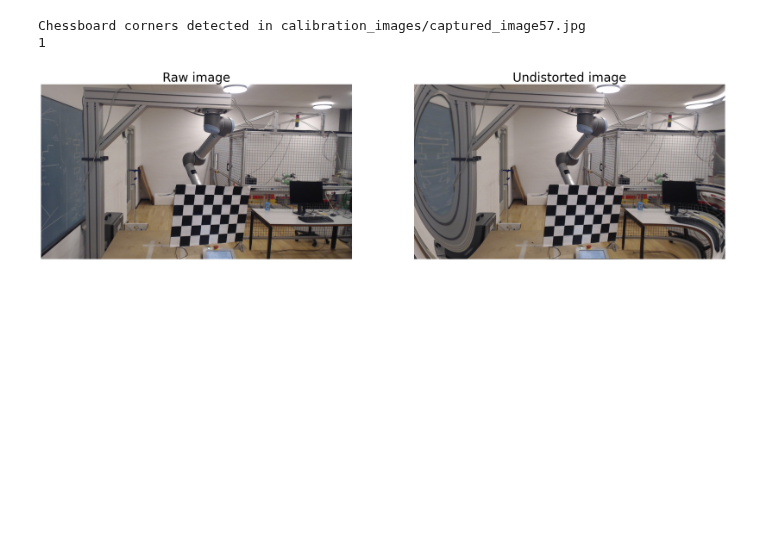
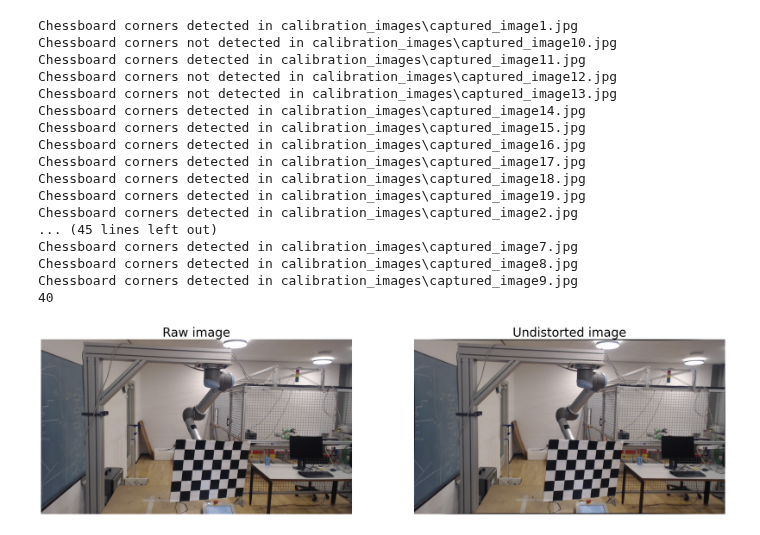
Before and after one commit to KarolChudzicki/Master-Thesis, a Jupyter notebook: distorted-undistorted.ipynb, the cells around one changed output. Drawn from its saved outputs; the diff is of its cells as text; code cells hidden in the pictures; blank space fills up the shorter version.

```diff
--- a/distorted-undistorted.ipynb
+++ b/distorted-undistorted.ipynb
@@ -9,7 +9,7 @@ detected = 0
 
 #======================= CHESSBOARD PARAMETERS =======================#
 chessboard_size = (5, 7)
-square_size = 80
+square_size = 0.080
 
 criteria = (cv.TERM_CRITERIA_EPS + cv.TERM_CRITERIA_MAX_ITER, 30, 0.001)
 
@@ -18,11 +18,13 @@ chessboard_coords = np.zeros((chessboard_size[0] * chessboard_size[1], 3), np.fl
 
 # Set the X and Y coordinates of the object points (Z remains 0)
 chessboard_coords[:, :2] = np.mgrid[0:chessboard_size[0], 0:chessboard_size[1]].T.reshape(-1, 2)
+chessboard_coords[:, :2] *= square_size
+
 
 obj_points = []  # 3D points in real world space
 img_points = []  # 2D points in image plane
 
-calib_images = glob.glob('calibration_images/captured_image57.jpg')
+calib_images = glob.glob('calibration_images/captured_image*.jpg')
 
 for image in calib_images:
     img = cv.imread(image)
@@ -52,7 +54,7 @@ for image in calib_images:
         cv.drawChessboardCorners(img, chessboard_size, corners, ret)
         cv.imshow('Chessboard', img)
         print(f"Chessboard corners detected in {image}")
-        cv.waitKey(5000)
+        cv.waitKey(1)
         detected = detected + 1
     else:
         print(f"Chessboard corners not detected in {image}")
@@ -72,33 +74,48 @@ undistorted_img = cv.undistort(test_img, camera_matrix, dist_coeffs)
 with open('calib_param.txt', 'w') as file:
     file.write("===============CAMERA MATRIX===============\n")
     file.write(np.array2string(camera_matrix) + '\n')
     file.write("===============DISTANCE COEFFICIENTS===============\n")
     file.write(np.array2string(dist_coeffs) + '\n')
     file.write("===============ROTATION VECTORS===============\n")
     file.write(np.array2string(np.array(rvecs)) + '\n')
     file.write("===============TRANSLATION VECTORS===============\n")
     file.write(np.array2string(np.array(tvecs)) + '\n')
 
 # Plot side by side
 
 img1 = cv.cvtColor(test_img, cv.COLOR_BGR2RGB)
 img2 = cv.cvtColor(undistorted_img, cv.COLOR_BGR2RGB)
 
 plt.figure(figsize=(30,15))
 font = 30
 
 plt.subplot(1, 2, 1)
 plt.imshow(img1)
 plt.title("Raw image",  fontsize = font)
 plt.axis('off')
 
 plt.subplot(1, 2, 2)
 plt.imshow(img2)
 plt.title("Undistorted image", fontsize = font)
 plt.axis('off')
 
 print(detected)
 # %% [output]
-Chessboard corners detected in calibration_images/captured_image57.jpg
-1
+Chessboard corners detected in calibration_images\captured_image1.jpg
+Chessboard corners not detected in calibration_images\captured_image10.jpg
+Chessboard corners detected in calibration_images\captured_image11.jpg
+Chessboard corners not detected in calibration_images\captured_image12.jpg
+Chessboard corners not detected in calibration_images\captured_image13.jpg
+Chessboard corners detected in calibration_images\captured_image14.jpg
+Chessboard corners detected in calibration_images\captured_image15.jpg
+Chessboard corners detected in calibration_images\captured_image16.jpg
+Chessboard corners detected in calibration_images\captured_image17.jpg
+Chessboard corners detected in calibration_images\captured_image18.jpg
+Chessboard corners detected in calibration_images\captured_image19.jpg
+Chessboard corners detected in calibration_images\captured_image2.jpg
+... (45 lines left out)
+Chessboard corners detected in calibration_images\captured_image7.jpg
+Chessboard corners detected in calibration_images\captured_image8.jpg
+Chessboard corners detected in calibration_images\captured_image9.jpg
+40
-[figure, old version]
+[figure, new version]
```
Also changed, not shown: 9 other files.
